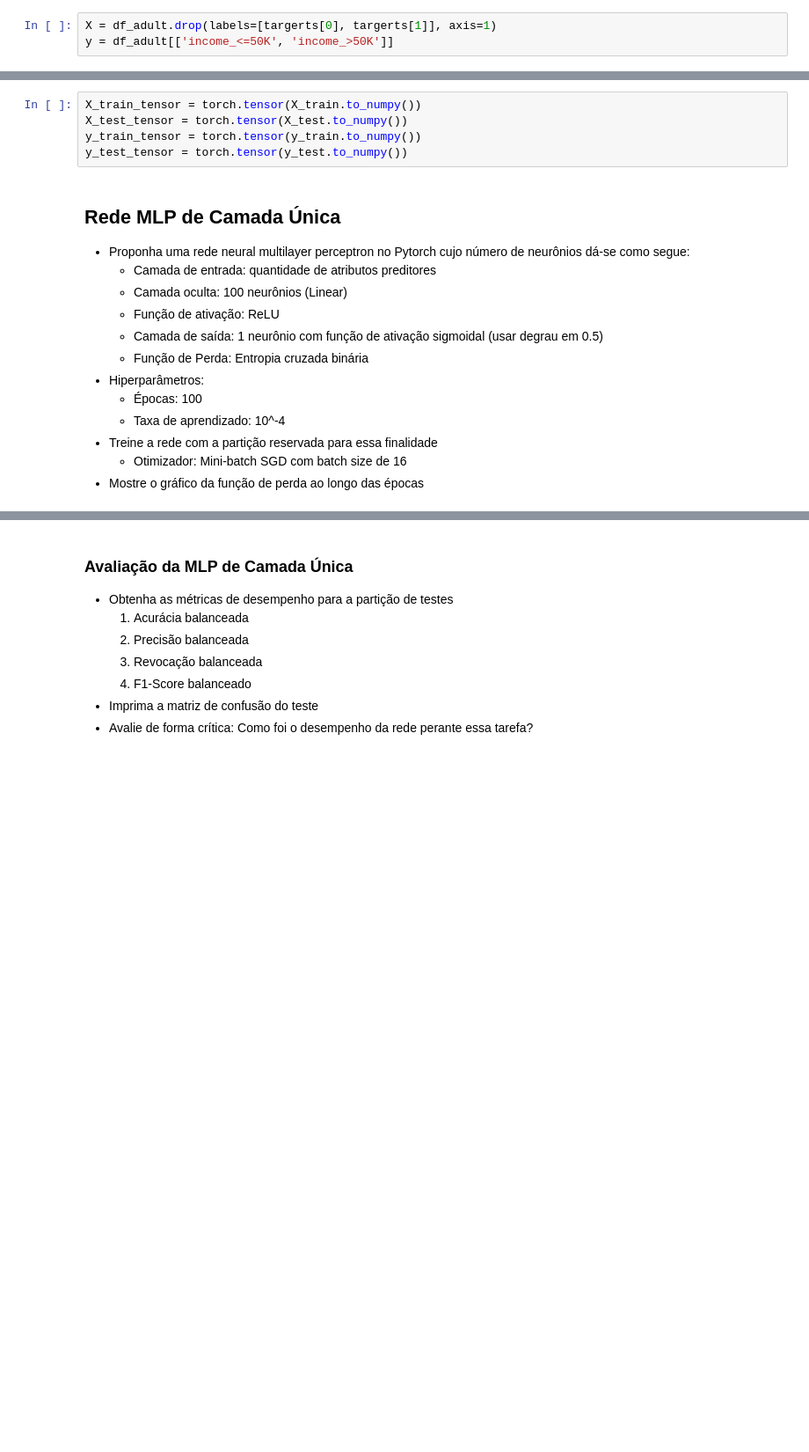
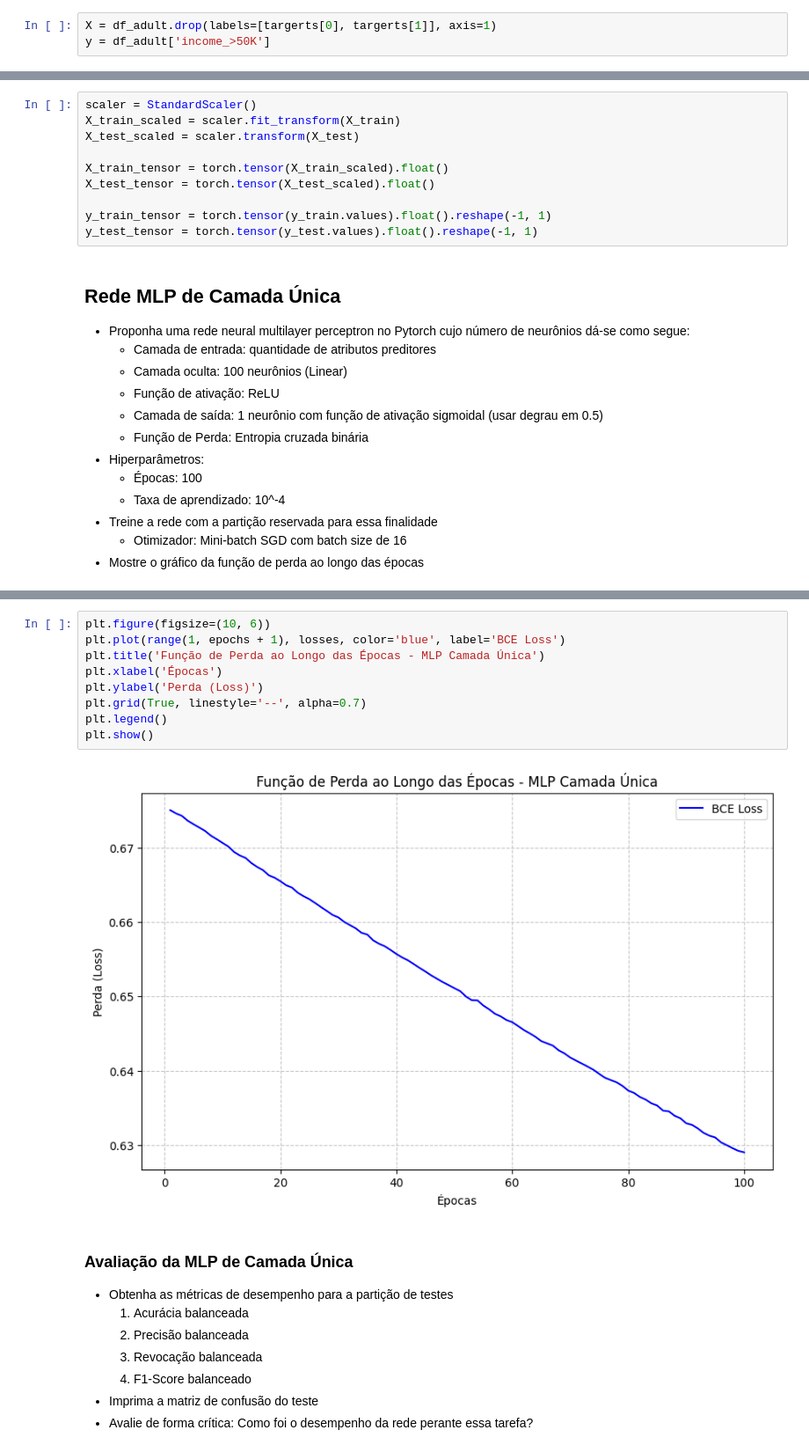
Before and after one commit to RaffaellaSantos/rede_mlp, a Jupyter notebook: Topicos1-2026.1-Tarefa2.ipynb, the cells around one changed output, grey strips where cells are left out. Shown at 88% size. Drawn from its saved outputs; the diff is of its cells as text; blank space fills up the shorter version.

Commit message:
feat: Rede MLP de camada única

```diff
--- a/Topicos1-2026.1-Tarefa2.ipynb
+++ b/Topicos1-2026.1-Tarefa2.ipynb
@@ -152,17 +157,22 @@ plt.show()
 - Codifique os exemplos em tensores pytorch
 # %%
 X = df_adult.drop(labels=[targerts[0], targerts[1]], axis=1)
-y = df_adult[['income_<=50K', 'income_>50K']]
+y = df_adult['income_>50K']
 # %%
 def holdout(X, y, state):
     return train_test_split(X, y, test_size=0.3, random_state=state)
 
 X_train, X_test, y_train, y_test = holdout(X, y, 42)
 # %%
-X_train_tensor = torch.tensor(X_train.to_numpy())
-X_test_tensor = torch.tensor(X_test.to_numpy())
-y_train_tensor = torch.tensor(y_train.to_numpy())
-y_test_tensor = torch.tensor(y_test.to_numpy())
+scaler = StandardScaler()
+X_train_scaled = scaler.fit_transform(X_train)
+X_test_scaled = scaler.transform(X_test)
+
+X_train_tensor = torch.tensor(X_train_scaled).float()
+X_test_tensor = torch.tensor(X_test_scaled).float()
+
+y_train_tensor = torch.tensor(y_train.values).float().reshape(-1, 1)
+y_test_tensor = torch.tensor(y_test.values).float().reshape(-1, 1)
 # %% [markdown]
 ## Rede MLP de Camada Única
 
@@ -181,3 +249,14 @@ y_test_tensor = torch.tensor(y_test.to_numpy())
+# %%
+plt.figure(figsize=(10, 6))
+plt.plot(range(1, epochs + 1), losses, color='blue', label='BCE Loss')
+plt.title('Função de Perda ao Longo das Épocas - MLP Camada Única')
+plt.xlabel('Épocas')
+plt.ylabel('Perda (Loss)')
+plt.grid(True, linestyle='--', alpha=0.7)
+plt.legend()
+plt.show()
+# %% [output]
+[figure, added]
 # %% [markdown]
 ### Avaliação da MLP de Camada Única
 
```
Also changed, not shown: parts of 5 cells of this notebook.
